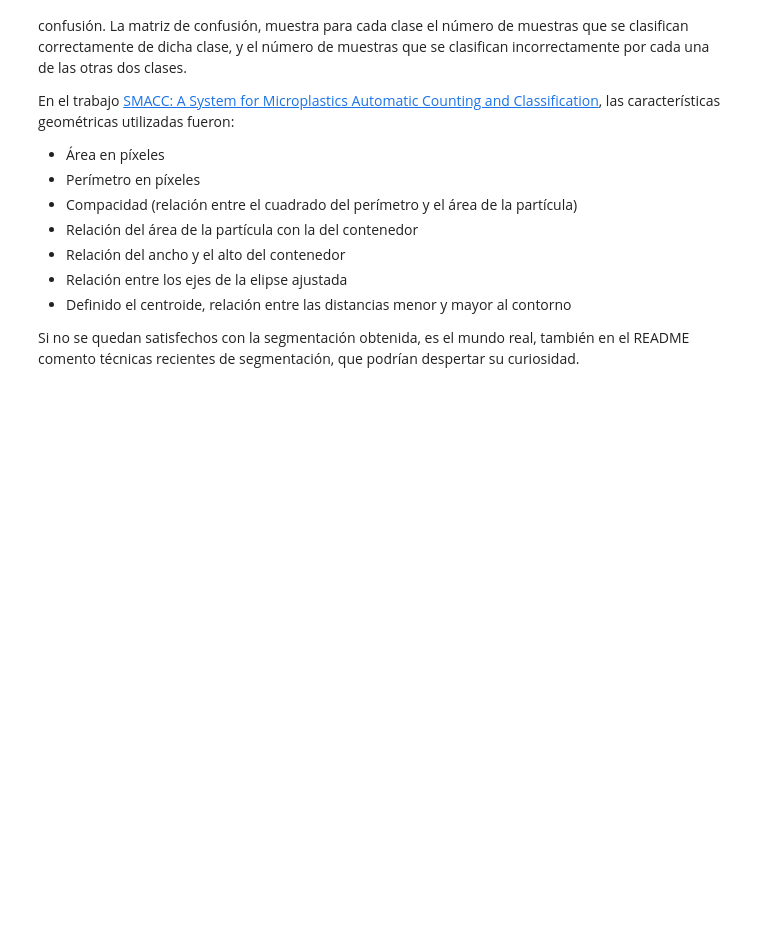
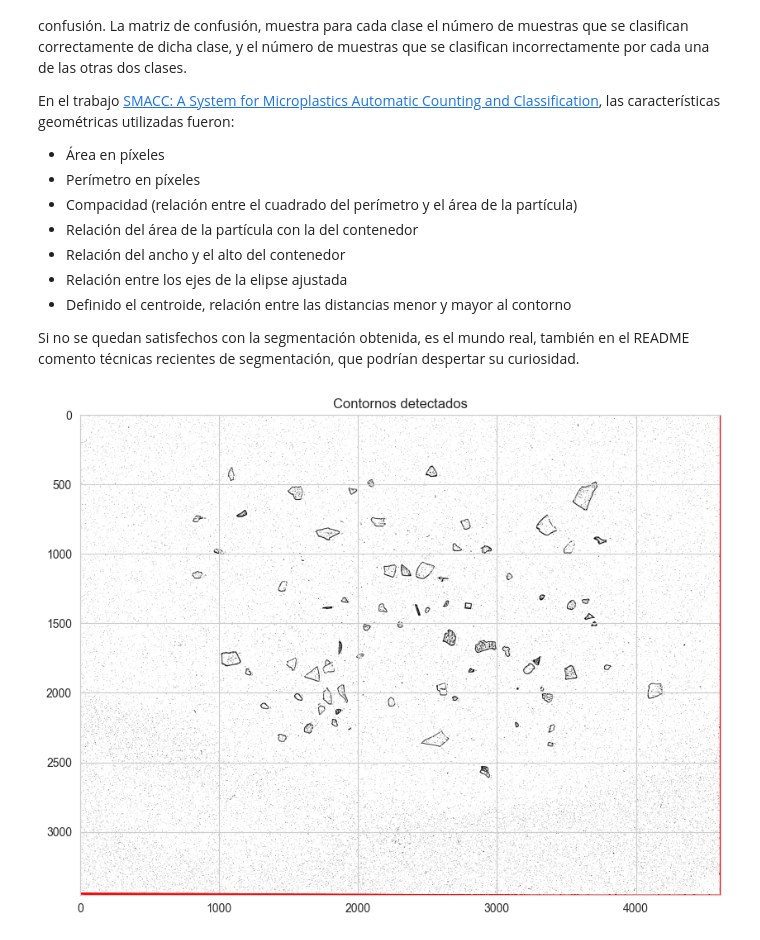
Before and after one commit to david-koschel/practica-2, a Jupyter notebook: VC_P3.ipynb, the cells around one changed output. Cells and saved outputs as stored; diff of their text form; code cells hidden in the pictures; blank space fills up the shorter version.

```diff
--- a/VC_P3.ipynb
+++ b/VC_P3.ipynb
@@ -414,3 +428,71 @@ En el trabajo [SMACC: A System for Microplastics Automatic Counting and Classifi
 - Definido el centroide, relación entre las distancias menor y mayor al contorno
 
 Si no se quedan satisfechos con la segmentación obtenida, es el mundo real, también en el README comento técnicas recientes de segmentación, que podrían despertar su curiosidad.
+# %%
+def extract_features(contour, image):
+    # Área
+    area = cv2.contourArea(contour)
+
+    # Perímetro
+    perimeter = cv2.arcLength(contour, True)
+
+    # Compacidad
+    compactness = (perimeter ** 2) / area if area > 0 else 0
+
+    # Rectángulo delimitador para Aspect Ratio
+    x, y, w, h = cv2.boundingRect(contour)
+    aspect_ratio = w / h if h > 0 else 0
+
+    # Elipse ajustada (relación de ejes)
+    if len(contour) >= 5:  # Necesitamos al menos 5 puntos para ajustar la elipse
+        (x, y), (MA, ma), angle = cv2.fitEllipse(contour)
+        axis_ratio = MA / ma if ma > 0 else 0
+    else:
+        axis_ratio = 0
+
+    # Clasificación inicial como "PEL" si es circular (según densidad)
+    if compactness < 1.2:
+        particle_type = "PEL"
+    else:
+        # Definir color de la partícula (promedio de color dentro del contorno)
+        mask = np.zeros(image.shape, dtype=np.uint8)
+        cv2.drawContours(mask, [contour], -1, 255, thickness=cv2.FILLED)
+        mean_color = cv2.mean(image, mask=mask)[0]  # Promedio de color en escala de grises
+
+        # Clasificar según el color
+        if mean_color < 50:  # Umbral para detectar color negro
+            particle_type = "TAR"
+        else:
+            particle_type = "FRA"
+
+    return [area, perimeter, compactness, aspect_ratio, axis_ratio, particle_type]
+
+# Cargar y procesar imagen
+image_path = 'fragment-03-olympus-10-01-2020.JPG'
+image = cv2.imread(image_path, cv2.IMREAD_GRAYSCALE)
+img = cv2.GaussianBlur(image, (5, 5), 0)
+
+# Aplicar un umbral para segmentación
+adaptive_threshold = cv2.adaptiveThreshold(img, 255, cv2.ADAPTIVE_THRESH_MEAN_C, cv2.THRESH_BINARY, 11, 2)
+
+# Encontrar contornos de las partículas
+contours, _ = cv2.findContours(adaptive_threshold, cv2.RETR_EXTERNAL, cv2.CHAIN_APPROX_SIMPLE)
+
+# Extraer características y clasificar cada partícula
+features = []
+for contour in contours:
+    features.append(extract_features(contour, image))
+
+# Visualizar los contornos y las partículas
+plt.figure(figsize=(10, 10))
+plt.imshow(adaptive_threshold, cmap='gray')
+plt.title("Contornos detectados")
+for contour in contours:
+    plt.plot(contour[:, :, 0], contour[:, :, 1], 'r-', lw=1)
+plt.show()
+
+# Imprimir características de ejemplo con clasificación
+for i, f in enumerate(features, 1):
+    print(f"Partícula {i} - Área: {f[0]}, Perímetro: {f[1]}, Compacidad: {f[2]}, Aspect Ratio: {f[3]}, Ejes Ratio: {f[4]}, Distancia Ratio: {f[5]}, Tipo: {f[6]}")
+# %% [output]
+[figure, added]
```
Also changed, not shown: parts of 10 cells of this notebook, 9 other files.
